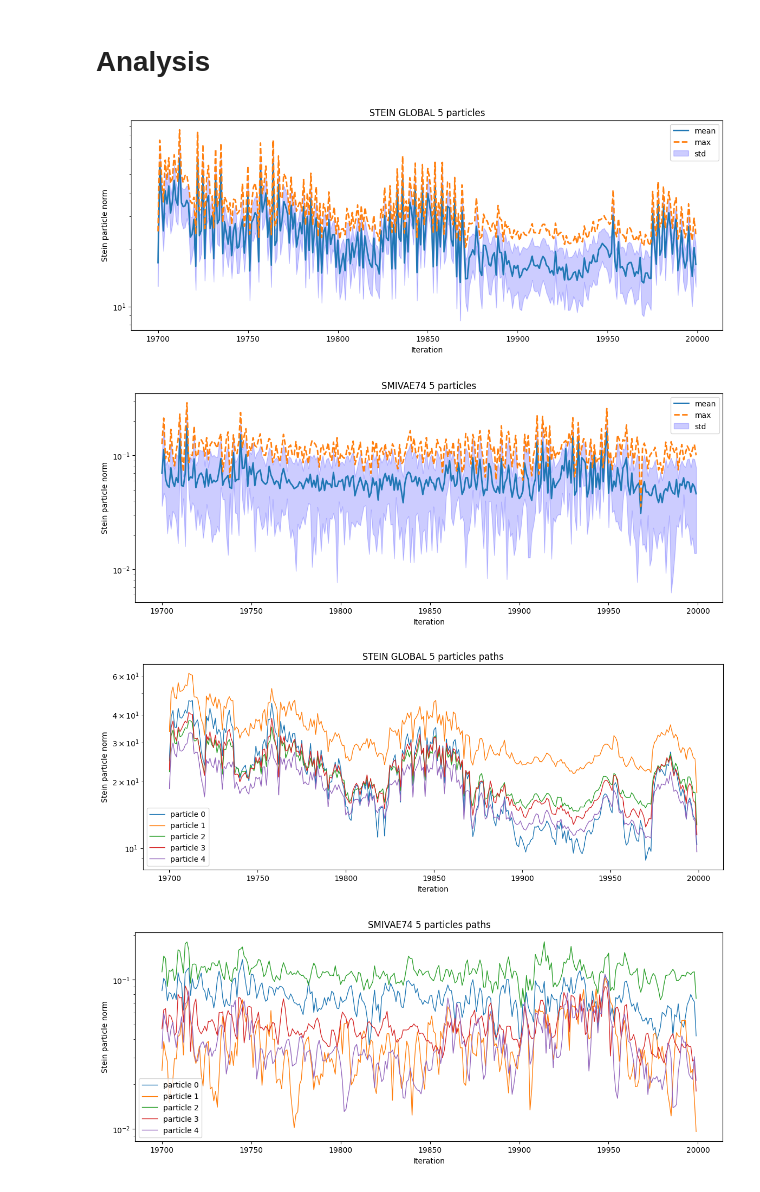
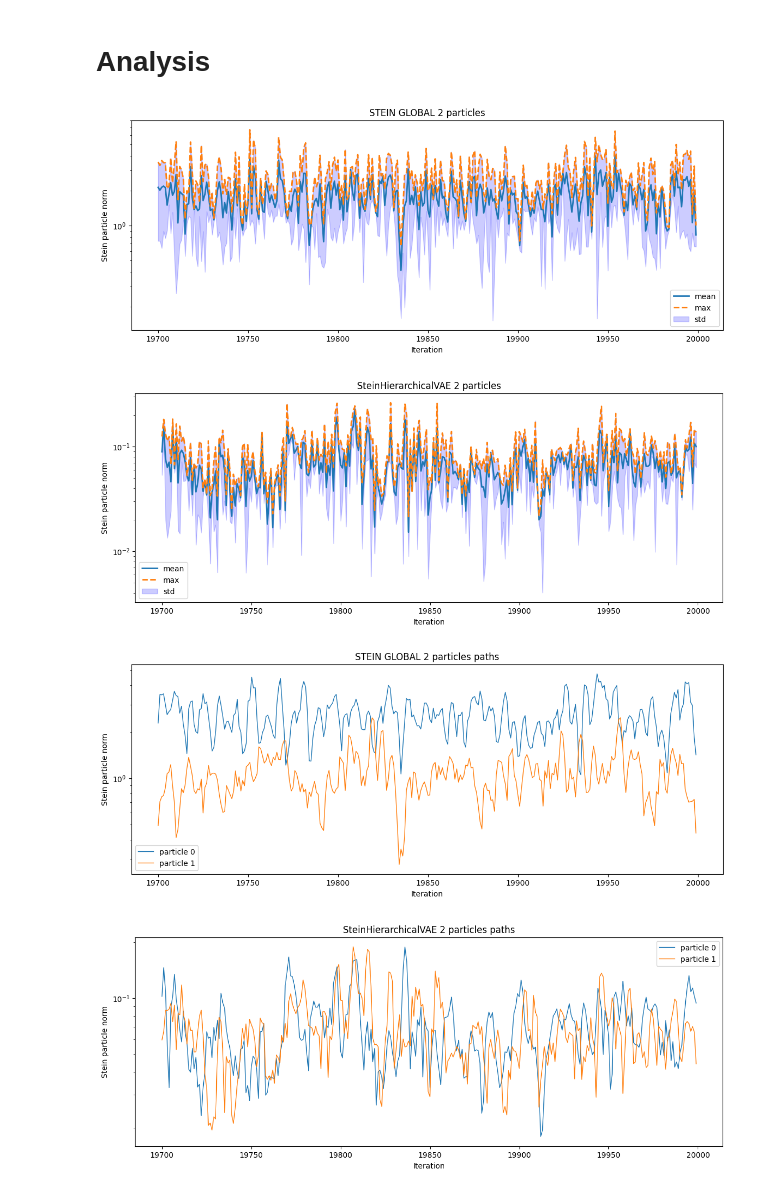
Before and after one commit to kenn50/Bachelor, a Jupyter notebook: Experiments/Simpler/stein_norm_convergence.ipynb, the cells around one changed output. Cells and saved outputs as stored; diff of their text form; code cells hidden in the pictures.

```diff
--- a/Experiments/Simpler/stein_norm_convergence.ipynb
+++ b/Experiments/Simpler/stein_norm_convergence.ipynb
@@ -83,5 +83,7 @@ def plot3d(d, title="3D plot"):
 
     fig.show()
 # %%
-X_blobs, _=  make_blobs(centers=2,n_features=3, cluster_std=0.5, random_state=0, n_samples=1000)
+X_blobs_all, _=  make_blobs(centers=2,n_features=3, cluster_std=0.5, random_state=0, n_samples=2000)
+X_blobs = X_blobs_all[:1000]
+X_blobs_test = X_blobs_all[1000:]
 plot3d([(X_blobs, "Blob Data"),], title="3D Blob Data")
@@ -176,5 +181,5 @@ rng_key, sub_key = jax.random.split(rng_key)
 
 stein_global_vae = SteinGlobalVAE(encoder, encoder_args, decoder, decoder_args, z_dim, normal_scale=0.5)
 
-per_particle_norms_stein_global = stein_global_vae.train(dataloader, X.shape[0], adam, num_epochs, sub_key, 5, repulsion_temperature=1, num_elbo_particles=100)
+per_particle_norms_stein_global = stein_global_vae.train(dataloader, X.shape[0], adam, num_epochs, sub_key, 2, repulsion_temperature=1, num_elbo_particles=10)
 # %% [output]
@@ -235,7 +271,7 @@ def f_shared(hidden_dim, f_dim):
     )
 
 def g(z_dim, variance_floor=0.1):
-    SafeSoftplus = stax.elementwise(lambda x: jnp.clip(stax.softplus(x-3.0), a_min=0.0, a_max=20.0) + variance_floor)
+    SafeSoftplus = stax.elementwise(lambda x: jnp.clip(stax.softplus(x-3.0), min=0.0, max=20.0) + variance_floor)
     return stax.serial(
         stax.FanOut(2),
         stax.parallel(
@@ -258,8 +294,8 @@ g_args = {"z_dim": z_dim}
 h_args = {"hidden_dim": hidden_dim, "h_dim": z_dim}
 flow_args = {"input_dim": z_dim, "hidden_dims": [5, 5], "steps": 0, "inv": True}
 m_dim = z_dim
-smivae74 = SMIVAE74(decoder, decoder_args, f_shared, f_args, h, h_args, g, g_args, g, g_args, 4, z_dim, m_dim, normalizing_flow, flow_args, normal_scale=0.5)
-per_particle_norms_smi74 = smivae74.train(dataloader, len(X), adam, num_epochs=num_epochs, rng_key=sub_key, num_stein_particles=5, annealing_epochs=1, num_elbo_particles=100) # Annealing disabled
+smivae74 = SteinHierarchicalVAE(decoder, decoder_args, f_shared, f_args, h, h_args, g, g_args, g, g_args, 2, z_dim, m_dim, normalizing_flow, flow_args, normal_scale=0.5)
+per_particle_norms_smi74 = smivae74.train(dataloader, len(X), adam, num_epochs=num_epochs, rng_key=sub_key, num_stein_particles=2, annealing_epochs=1, num_elbo_particles=10) # Annealing disabled
 # %% [output]
 Ran with 20000 batches
 # %%
@@ -357,13 +392,13 @@ def plot_individual_paths(per_particle_norms, title, iteration_slice=slice(None)
     # return image:
     return fig
 # %%
-stein_global_stats = plot_stein_norms(per_particle_norms_stein_global, "STEIN GLOBAL 5 particles", slice(num_epochs-300, num_epochs))
-smi74_stats = plot_stein_norms(per_particle_norms_smi74, "SMIVAE74 5 particles", slice(num_epochs-300, num_epochs))
-stein_global_paths = plot_individual_paths(per_particle_norms_stein_global, "STEIN GLOBAL 5 particles paths", slice(num_epochs-300, num_epochs))
-smi74_paths = plot_individual_paths(per_particle_norms_smi74, "SMIVAE74 5 particles paths", slice(num_epochs-300, num_epochs))
+stein_global_stats = plot_stein_norms(per_particle_norms_stein_global, "STEIN GLOBAL 2 particles", slice(num_epochs-300, num_epochs))
+smi74_stats = plot_stein_norms(per_particle_norms_smi74, "SteinHierarchicalVAE 2 particles", slice(num_epochs-300, num_epochs))
+stein_global_paths = plot_individual_paths(per_particle_norms_stein_global, "STEIN GLOBAL 2 particles paths", slice(num_epochs-300, num_epochs))
+smi74_paths = plot_individual_paths(per_particle_norms_smi74, "SteinHierarchicalVAE 2 particles paths", slice(num_epochs-300, num_epochs))
 # %% [output]
-[figure, old version]
+[figure, new version]
-[figure, old version]
+[figure, new version]
-[figure, old version]
+[figure, new version]
-[figure, old version]
+[figure, new version]
 # %%
```
Also changed, not shown: parts of 9 cells of this notebook, 20 other files.
